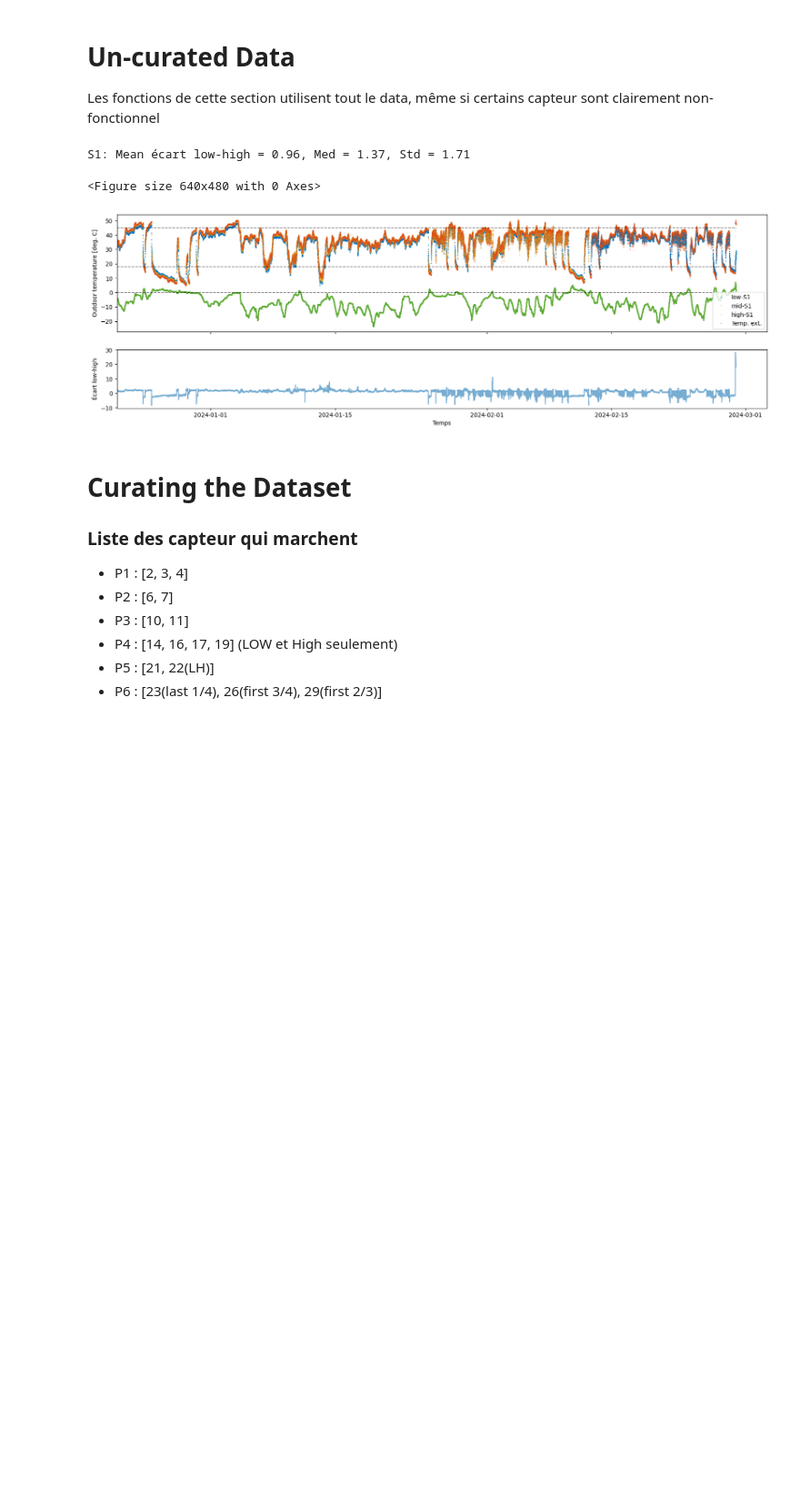
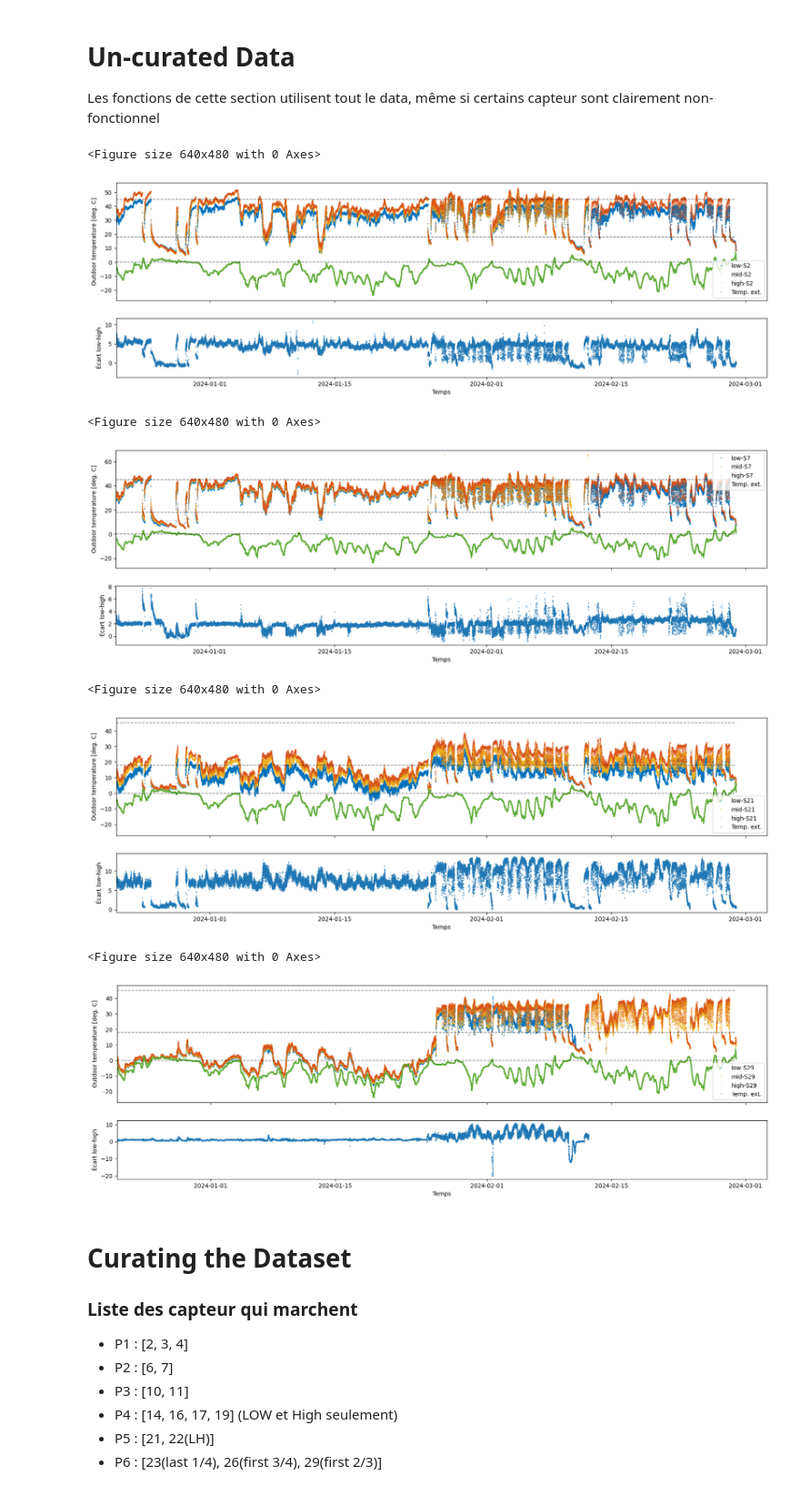
Before and after one commit to LuGar54/TP-Transferts-Thermique, a Jupyter notebook: Analysis/visualize.ipynb, the cells around one changed output. Shown at 91% size. Drawn from its saved outputs; the diff is of its cells as text; code cells hidden in the pictures; blank space fills up the shorter version.

```diff
--- a/Analysis/visualize.ipynb
+++ b/Analysis/visualize.ipynb
@@ -90,39 +104,43 @@ def nicer_sensor_plot(sensors, s_idx=0, e_idx=len(df["Time"]), save_fig=False, d
     for i, id in enumerate(df_low.columns[:]):
         plt.clf()
         fig, axes = plt.subplots(nrows=2, ncols=1, sharex=True, figsize=(20, 6),
                          gridspec_kw={'height_ratios': [2, 1]})
         ax0 = axes[0]
         ax1 = axes[1]
         # Plot le low, mid et high
         ax0.plot(convert_datetime(df["Time"][s_idx:e_idx]), df_low.iloc[s_idx:e_idx, i], marker='o', markersize= 1, alpha=0.7, linestyle = '', label="low-"+str(id)[12:], color=matlab_blue)
         ax0.plot(convert_datetime(df["Time"][s_idx:e_idx]), df_mid.iloc[s_idx:e_idx, i], marker='o', markersize= 1, alpha=0.5, linestyle = '', label="mid-"+str(id)[12:], color=matlab_yellow)
         ax0.plot(convert_datetime(df["Time"][s_idx:e_idx]), df_high.iloc[s_idx:e_idx, i], marker='o', markersize= 1, alpha=0.2, linestyle = '', label="high-"+str(id)[12:], color=matlab_orange)
         # Plot le outdoor temp
         ax0.plot(convert_datetime(df["Time"][s_idx:e_idx]), df.iloc[s_idx:e_idx, 1], marker='o', markersize= 1, alpha=0.6, linestyle = '', label="Temp. ext.", color="#5EAB35")
         ax0.plot(convert_datetime(df["Time"][s_idx:e_idx]), df.iloc[s_idx:e_idx, 1]*0+45, alpha=0.5, linestyle = '--', linewidth=1.2 , color="black")
         ax0.plot(convert_datetime(df["Time"][s_idx:e_idx]), df.iloc[s_idx:e_idx, 1]*0, alpha=0.5, linestyle = '--', linewidth=1.2, color="black")
         ax0.plot(convert_datetime(df["Time"][s_idx:e_idx]), df.iloc[s_idx:e_idx, 1]*0+18, alpha=0.5, linestyle = '--', linewidth=1.2, color="black")
 
         ax0.set_ylabel(ydata_lbl)
         ax0.legend()
         plt.xlim(min(convert_datetime(df["Time"][s_idx:e_idx])),max(convert_datetime(df["Time"][s_idx:e_idx]))+5000)
 
         diff = df_high.iloc[s_idx:e_idx, i] - df_low.iloc[s_idx:e_idx, i]
-        ax1.plot(convert_datetime(df["Time"][s_idx:e_idx]), diff, alpha=0.6, linestyle = '-', label="low-"+str(id)[12:])
-        print(f"{str(id)[12:]}: Mean écart low-high = {diff.mean():.2f}, Med = {diff.median():.2f}, Std = {diff.std():.2f}")
+        ax1.plot(convert_datetime(df["Time"][s_idx:e_idx]), diff, marker='o', markersize= 1, alpha=0.6, linestyle = '', label="low-"+str(id)[12:])
         ax1.set_xlabel("Temps")
         ax1.set_ylabel("Écart low-high")
         plt.show()
         if s_idx == 0 and e_idx == len(df["Time"]) and save_fig:
             fig.savefig(f'../fig/{str(id)[12:]}_hml_diff.png', dpi=600, bbox_inches='tight')
         elif save_fig:
             fig.savefig(f'../fig/{str(id)[12:]}_hml_diff_{s_idx}-{e_idx}.png', dpi=600, bbox_inches='tight')
     return
-nicer_sensor_plot([1], 0, 50000)
+nicer_sensor_plot([2,7, 21, 29], 0, 50000)
 # %% [output]
-S1: Mean écart low-high = 0.96, Med = 1.37, Std = 1.71
+<Figure size 640x480 with 0 Axes>
+[figure, new version]
 <Figure size 640x480 with 0 Axes>
-[figure, old version]
+[figure, added]
+<Figure size 640x480 with 0 Axes>
+[figure, added]
+<Figure size 640x480 with 0 Axes>
+[figure, added]
 # %% [markdown]
 # Curating the Dataset
 ### Liste des capteur qui marchent
```
Also changed, not shown: parts of 7 cells of this notebook, 2 other files.
